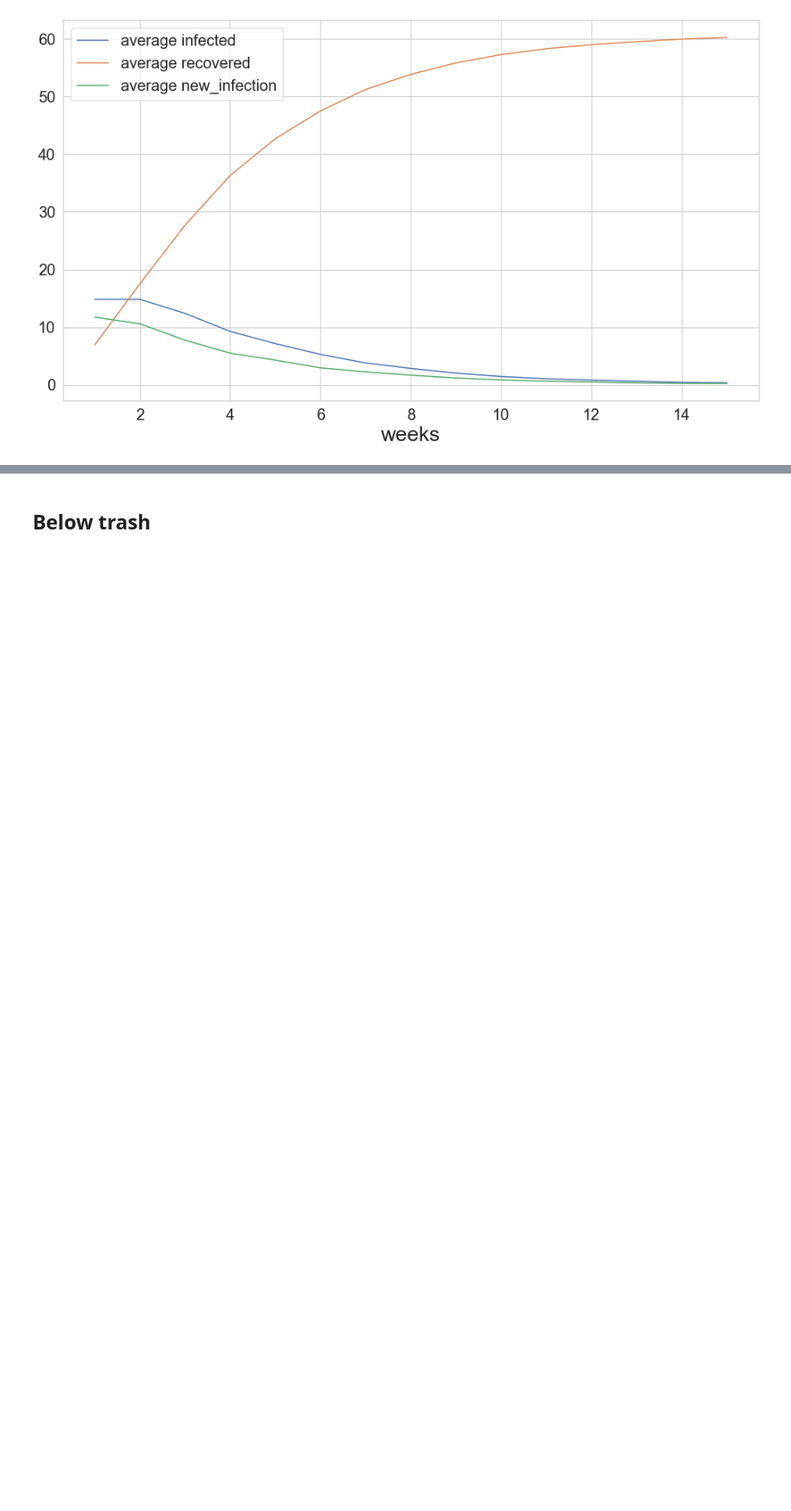
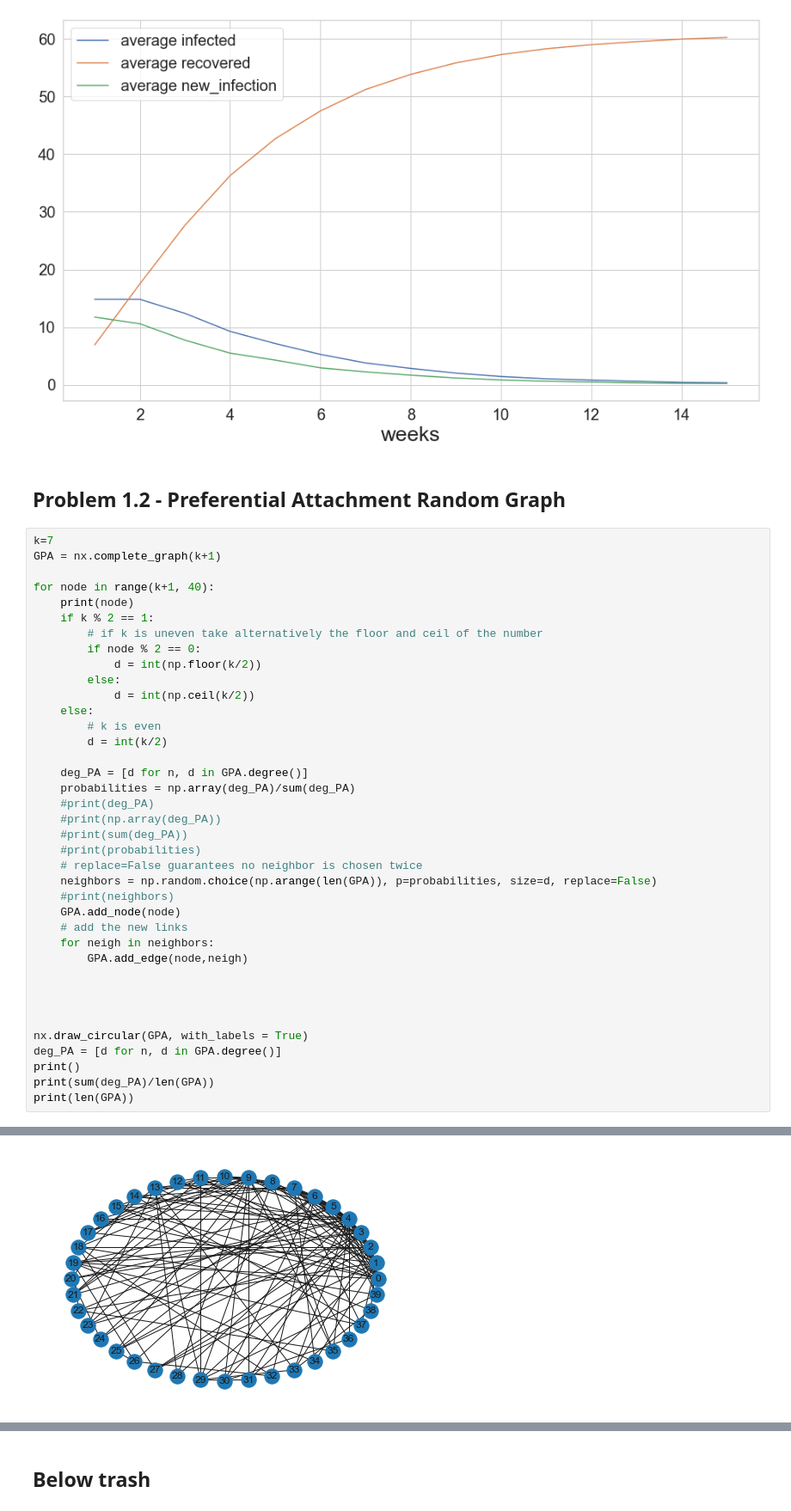
Before and after one commit to fabioeterno/Network_Homework, a Jupyter notebook: Homework3/Hw3.ipynb, the cells around one changed output, grey strips where cells are left out. Shown: that part at 86% size. Saved outputs shown, nothing was run; the diff lists cells and outputs as text; blank space fills up the shorter version.

```diff
--- a/Homework3/Hw3.ipynb
+++ b/Homework3/Hw3.ipynb
@@ -149,3 +149,44 @@ plt.legend(fontsize=20)
 plt.show()
 # %% [output]
 [figure]
+# %% [markdown]
+## Problem 1.2 - Preferential Attachment Random Graph
+# %%
+k=7
+GPA = nx.complete_graph(k+1)
+
+for node in range(k+1, 40):
+    print(node)
+    if k % 2 == 1:
+        # if k is uneven take alternatively the floor and ceil of the number
+        if node % 2 == 0:
+            d = int(np.floor(k/2))
+        else:
+            d = int(np.ceil(k/2))
+    else:
+        # k is even
+        d = int(k/2)
+
+    deg_PA = [d for n, d in GPA.degree()]
+    probabilities = np.array(deg_PA)/sum(deg_PA)
+    #print(deg_PA)
+    #print(np.array(deg_PA))
+    #print(sum(deg_PA))
+    #print(probabilities)
+    # replace=False guarantees no neighbor is chosen twice
+    neighbors = np.random.choice(np.arange(len(GPA)), p=probabilities, size=d, replace=False)
+    #print(neighbors)
+    GPA.add_node(node)
+    # add the new links
+    for neigh in neighbors:
+        GPA.add_edge(node,neigh)
+
+
+
+
+nx.draw_circular(GPA, with_labels = True)
+deg_PA = [d for n, d in GPA.degree()]
+print()
+print(sum(deg_PA)/len(GPA))
+print(len(GPA))
+# %% [output]
@@ -151,0 +210 @@ plt.show()
+[figure, added]
```
Also changed, not shown: parts of 9 cells of this notebook.
